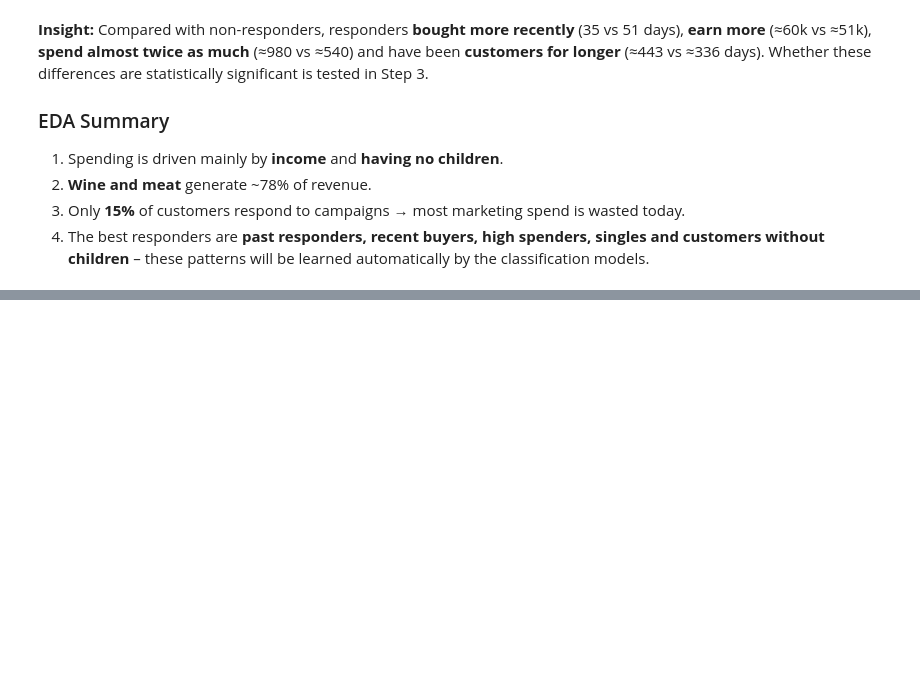
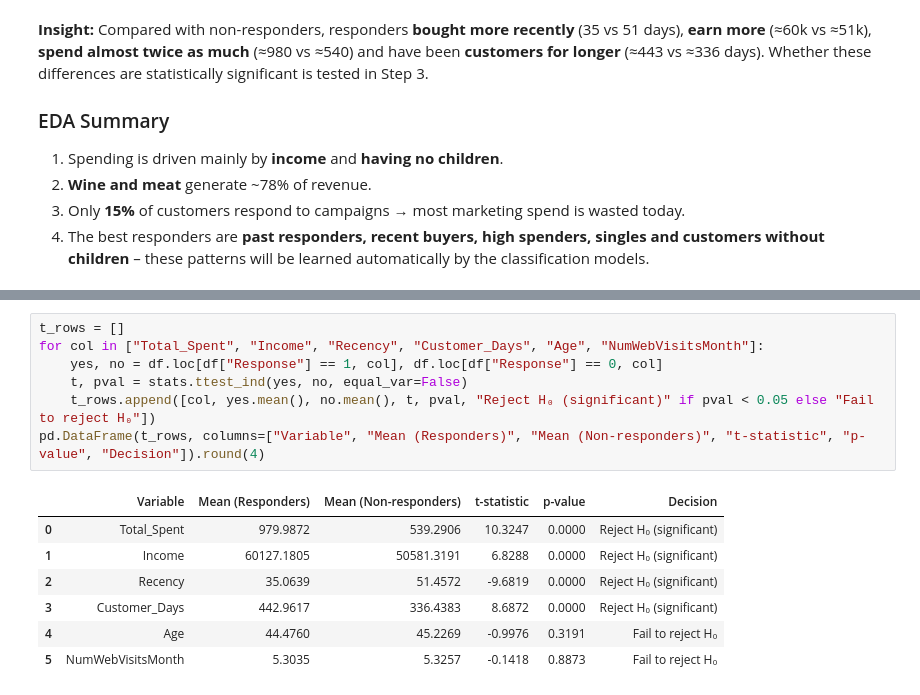
Before and after one commit to manasvigohil28/Customer-Segmentation-Campaign-Optimization, a Jupyter notebook: notebooks/analysis.ipynb, the cells around one changed output, grey strips where cells are left out. Drawn from its saved outputs; the diff is of its cells as text; blank space fills up the shorter version.

```diff
--- a/notebooks/analysis.ipynb
+++ b/notebooks/analysis.ipynb
@@ -342,0 +508,15 @@ df.groupby("Response")[["Recency", "Income", "Total_Spent", "Customer_Days"]].me
+# %%
+t_rows = []
+for col in ["Total_Spent", "Income", "Recency", "Customer_Days", "Age", "NumWebVisitsMonth"]:
+    yes, no = df.loc[df["Response"] == 1, col], df.loc[df["Response"] == 0, col]
+    t, pval = stats.ttest_ind(yes, no, equal_var=False)
+    t_rows.append([col, yes.mean(), no.mean(), t, pval, "Reject H₀ (significant)" if pval < 0.05 else "Fail to reject H₀"])
+pd.DataFrame(t_rows, columns=["Variable", "Mean (Responders)", "Mean (Non-responders)", "t-statistic", "p-value", "Decision"]).round(4)
+# %% [output]
+|  | Variable | Mean (Responders) | Mean (Non-responders) | t-statistic | p-value | Decision |
+| 0 | Total_Spent | 979.9872 | 539.2906 | 10.3247 | 0.0000 | Reject H₀ (significant) |
+| 1 | Income | 60127.1805 | 50581.3191 | 6.8288 | 0.0000 | Reject H₀ (significant) |
+| 2 | Recency | 35.0639 | 51.4572 | -9.6819 | 0.0000 | Reject H₀ (significant) |
+| 3 | Customer_Days | 442.9617 | 336.4383 | 8.6872 | 0.0000 | Reject H₀ (significant) |
+| 4 | Age | 44.4760 | 45.2269 | -0.9976 | 0.3191 | Fail to reject H₀ |
+| 5 | NumWebVisitsMonth | 5.3035 | 5.3257 | -0.1418 | 0.8873 | Fail to reject H₀ |
```
Also changed, not shown: parts of 21 cells of this notebook, 4 other files.
